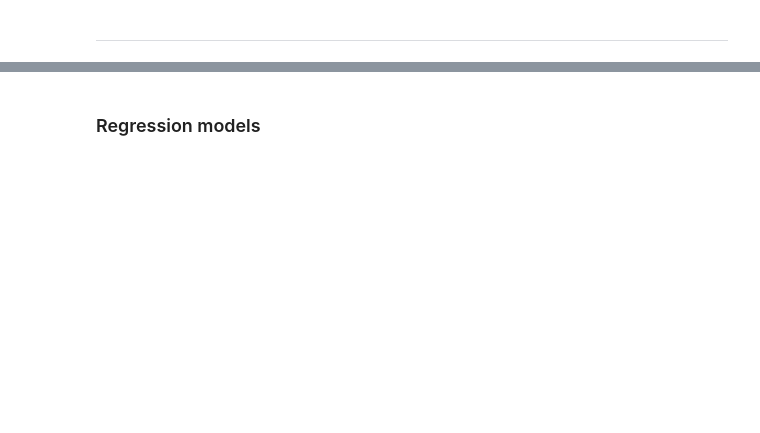
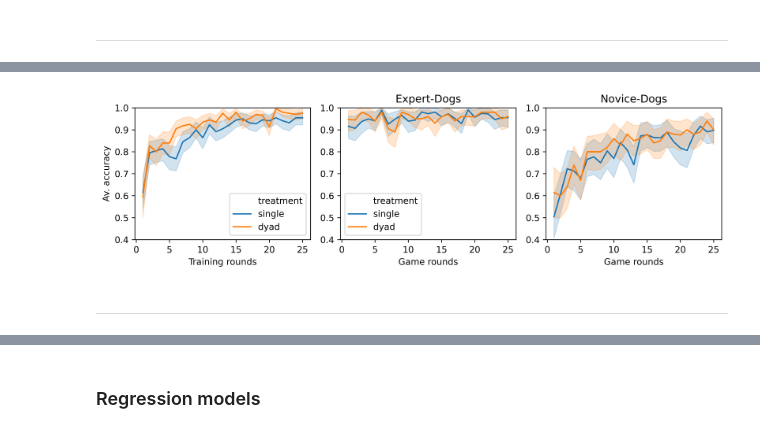
Before and after one commit to Slendercoder/DatosDLL, a Jupyter notebook: 12-16-18-23-27-sept-2019/Analysis/Results.ipynb, the cells around one changed output, grey strips where cells are left out. Cells and saved outputs as stored; diff of their text form; code cells hidden in the pictures; blank space fills up the shorter version.

```diff
--- a/12-16-18-23-27-sept-2019/Analysis/Results.ipynb
+++ b/12-16-18-23-27-sept-2019/Analysis/Results.ipynb
@@ -350,0 +64,6 @@ fig.tight_layout()
+# %%
+data_training = data[data['stage']=='Training rounds'][['treatment', 'player', 'round', 'accuracy']]
+data_game = data[data['stage']=='Game rounds']
+data_game['tipo_ejemplar'] = data_game['kind'].apply(lambda x: 'terrier' if (x=='A' or x=='C') else 'hound')
+dfN = data_game[(data_game['novice_in'] == data_game['tipo_ejemplar'])]
+dfE = data_game[(data_game['expert_in'] == data_game['tipo_ejemplar'])]
@@ -350,0 +76,22 @@ fig.tight_layout()
+# %%
+fig, ax = plt.subplots(1, 3, figsize=(10,3), dpi=600)
+sns.lineplot(x='round', y='accuracy', hue='treatment', data=data_training, ci=95, ax=ax[0])
+sns.lineplot(x='round', y='accuracy', hue='treatment', data=dfE, ci=95, ax=ax[1])
+sns.lineplot(x='round', y='accuracy', hue='treatment', data=dfN, ci=95, ax=ax[2])
+ax[0].set_ylim(0.4, 1)
+ax[0].set_xlabel('Training rounds')
+ax[0].set_ylabel('Av. accuracy')
+ax[0].set_ylim(0.4, 1)
+ax[1].set_title("Expert-Dogs")
+ax[1].set_xlabel("Game rounds")
+ax[1].set_ylabel('')
+ax[1].set_ylim(0.4, 1)
+ax[2].set_title("Novice-Dogs")
+ax[2].set_xlabel("Game rounds")
+ax[2].set_ylabel("")
+ax[2].set_ylim(0.4, 1)
+ax[2].get_legend().remove()
+
+fig.tight_layout()
+# %% [output]
+[figure, added]
@@ -350,0 +100,2 @@ fig.tight_layout()
+# %% [markdown]
+----
```
Also changed, not shown: parts of 72 cells of this notebook, 18 other files.
